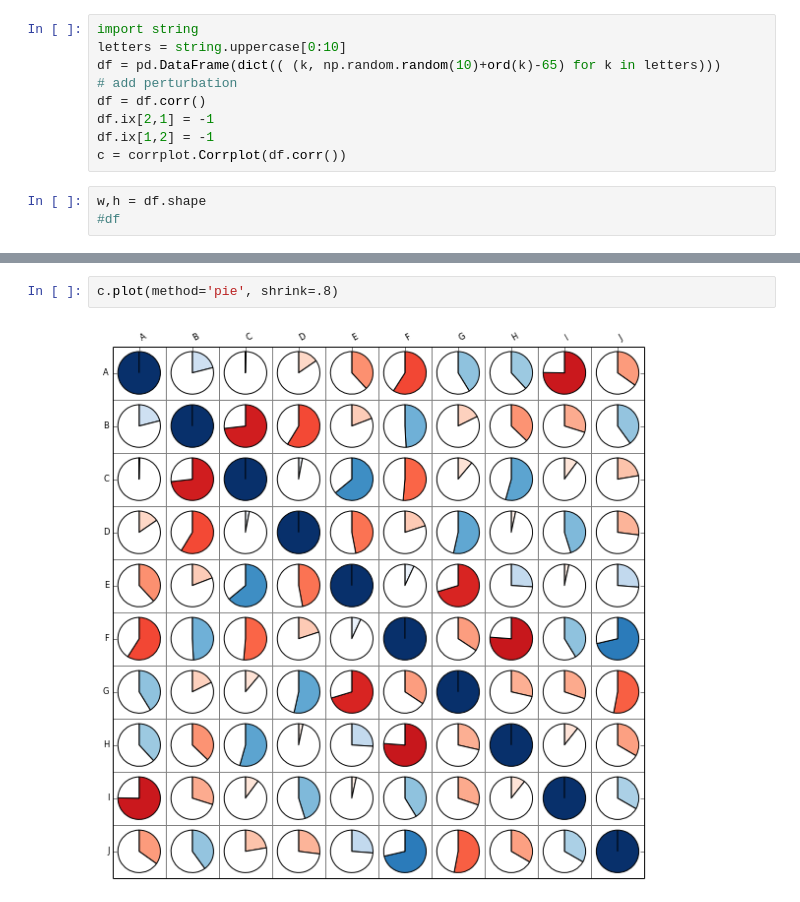
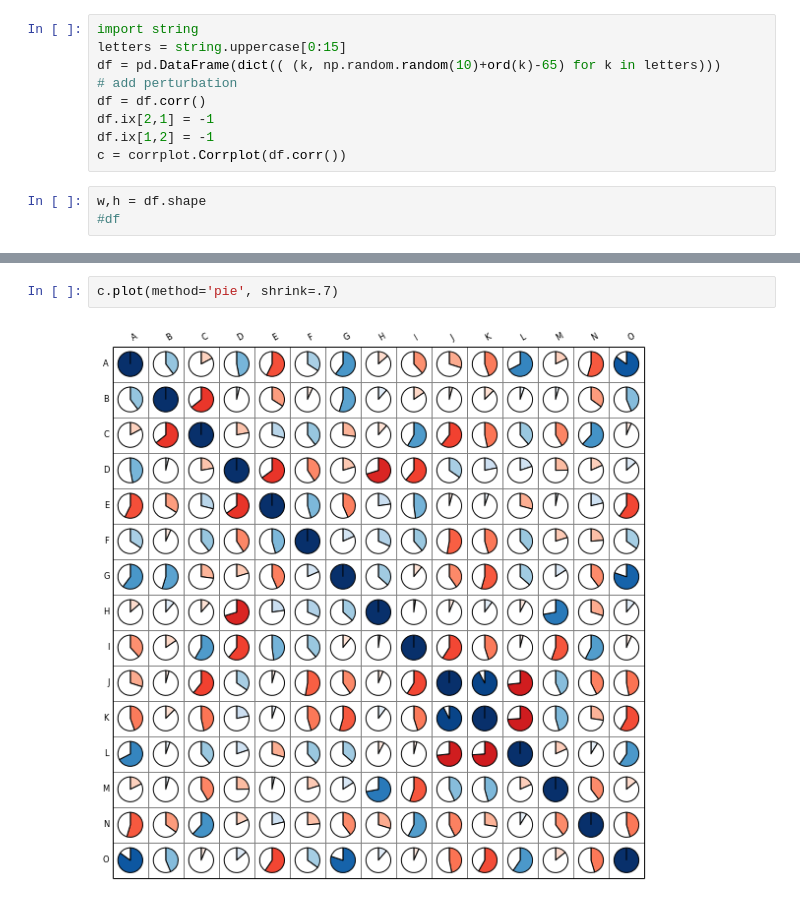
Before and after one commit to biokit/biokit, a Jupyter notebook: notebooks/viz/corrplot.ipynb, the cells around one changed output, grey strips where cells are left out. Saved outputs shown, nothing was run; the diff lists cells and outputs as text.

```diff
--- a/notebooks/viz/corrplot.ipynb
+++ b/notebooks/viz/corrplot.ipynb
@@ -14,7 +14,7 @@ from biokit.viz import corrplot
 _ = reload(corrplot)
 # %%
 import string
-letters = string.uppercase[0:10]
+letters = string.uppercase[0:15]
 df = pd.DataFrame(dict(( (k, np.random.random(10)+ord(k)-65) for k in letters)))
 # add perturbation
 df = df.corr()
@@ -40,5 +40,5 @@ c.plot(method='color')
 # %%
-c.plot(method='pie', shrink=.8)
+c.plot(method='pie', shrink=.7)
 # %% [output]
-[figure, old version]
+[figure, new version]
 # %%
```
Also changed, not shown: parts of 9 cells of this notebook.
